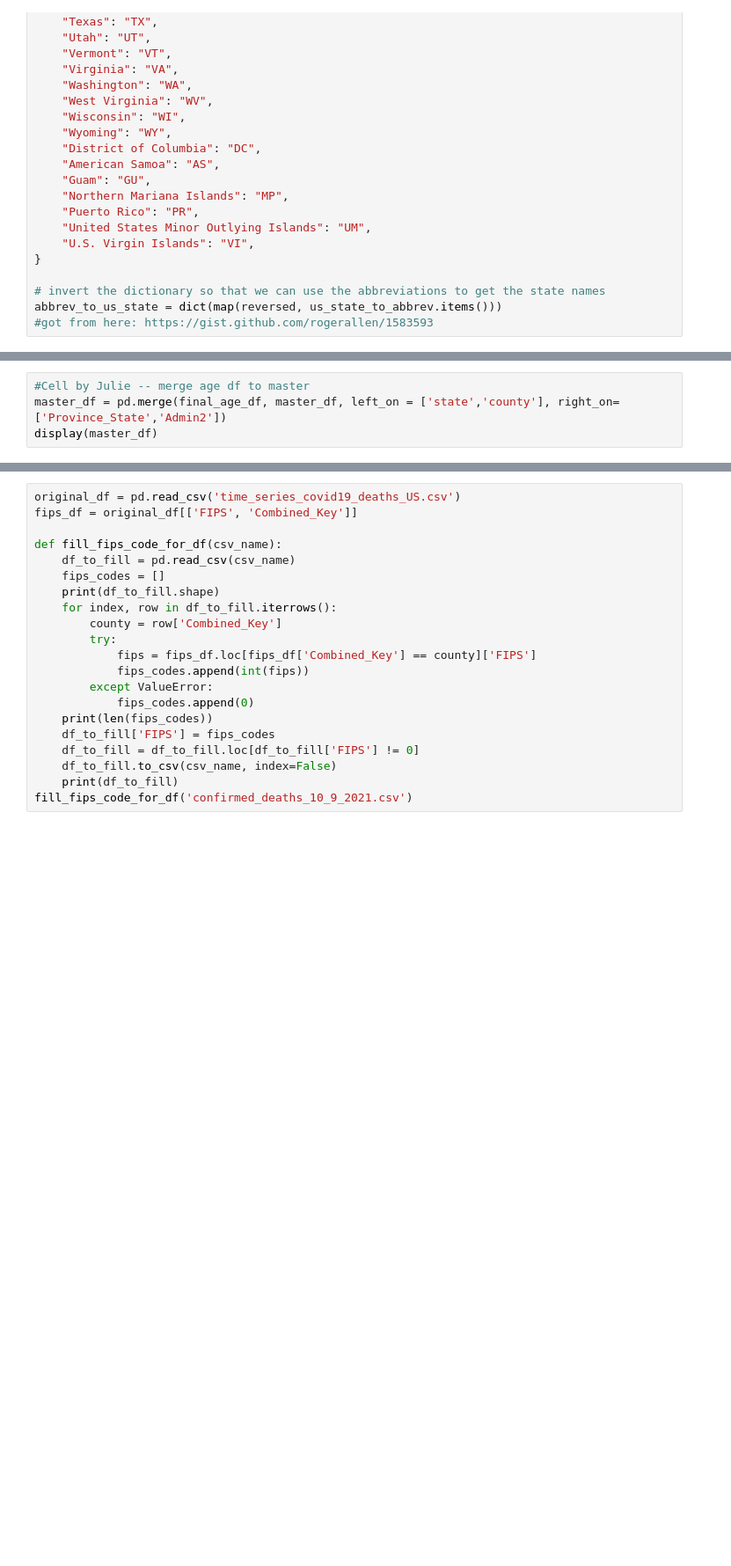
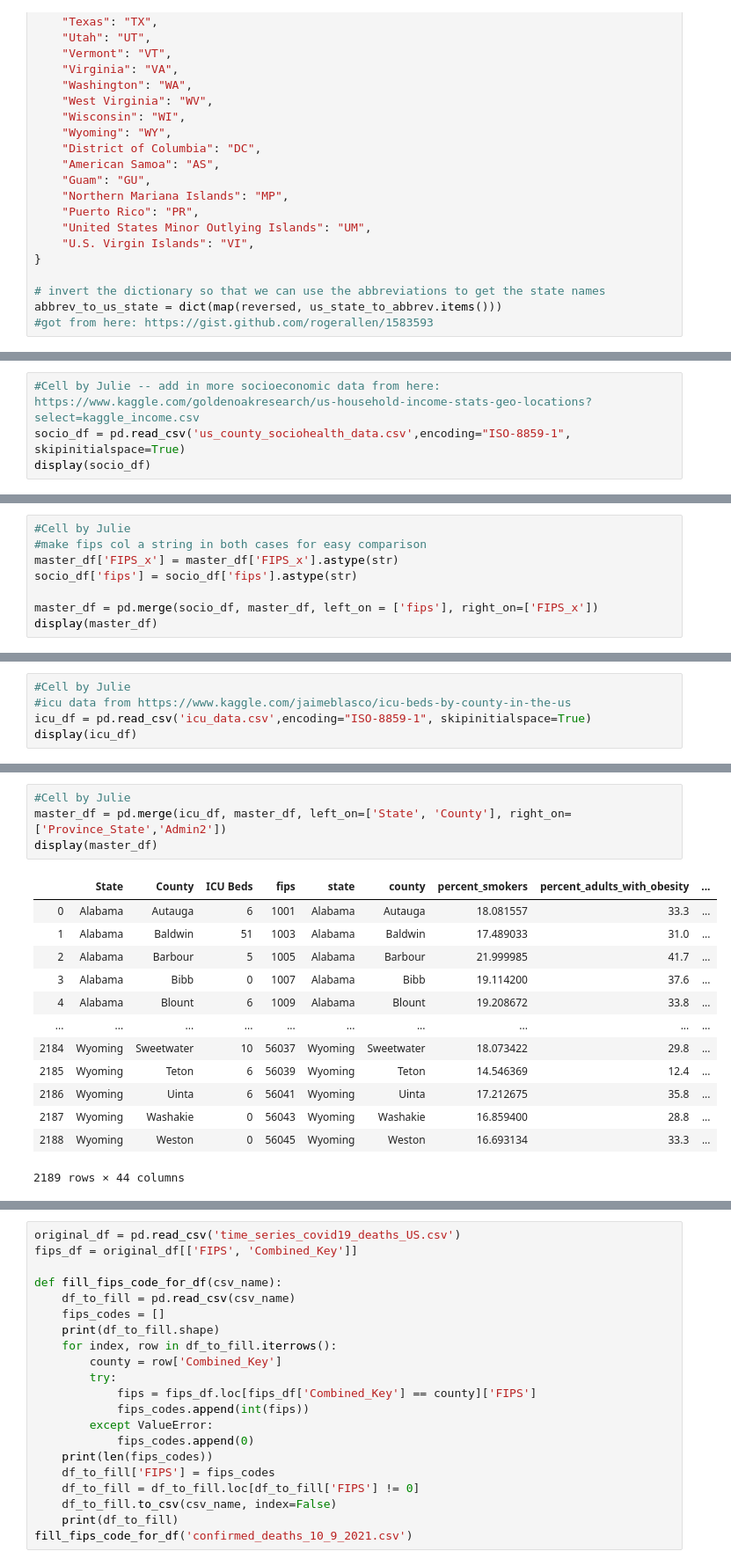
Before and after one commit to henrytan2/ML-Project, a Jupyter notebook: DataPrep.ipynb, the cells around one changed output, grey strips where cells are left out. Shown at 88% size. Drawn from its saved outputs; the diff is of its cells as text; blank space fills up the shorter version.

```diff
--- a/DataPrep.ipynb
+++ b/DataPrep.ipynb
@@ -327,0 +236,4 @@ display(final_age_df)
+# %%
+#Cell by Julie -- add in more socioeconomic data from here: https://www.kaggle.com/goldenoakresearch/us-household-income-stats-geo-locations?select=kaggle_income.csv
+socio_df = pd.read_csv('us_county_sociohealth_data.csv',encoding="ISO-8859-1", skipinitialspace=True)
+display(socio_df)
@@ -327,0 +254,8 @@ display(final_age_df)
+# %%
+#Cell by Julie
+#make fips col a string in both cases for easy comparison
+master_df['FIPS_x'] = master_df['FIPS_x'].astype(str)
+socio_df['fips'] = socio_df['fips'].astype(str)
+
+master_df = pd.merge(socio_df, master_df, left_on = ['fips'], right_on=['FIPS_x'])
+display(master_df)
@@ -327,0 +276,5 @@ display(final_age_df)
+# %%
+#Cell by Julie
+#icu data from https://www.kaggle.com/jaimeblasco/icu-beds-by-county-in-the-us
+icu_df = pd.read_csv('icu_data.csv',encoding="ISO-8859-1", skipinitialspace=True)
+display(icu_df)
@@ -328,4 +295,18 @@ display(final_age_df)
 # %%
-#Cell by Julie -- merge age df to master
-master_df = pd.merge(final_age_df, master_df, left_on = ['state','county'], right_on=['Province_State','Admin2'])
+#Cell by Julie
+master_df = pd.merge(icu_df, master_df, left_on=['State', 'County'], right_on=['Province_State','Admin2'])
 display(master_df)
+# %% [output]
+|  | State | County | ICU Beds | fips | state | county | percent_smokers | percent_adults_with_obesity | ... |
+| 0 | Alabama | Autauga | 6 | 1001 | Alabama | Autauga | 18.081557 | 33.3 | ... |
+| 1 | Alabama | Baldwin | 51 | 1003 | Alabama | Baldwin | 17.489033 | 31.0 | ... |
+| 2 | Alabama | Barbour | 5 | 1005 | Alabama | Barbour | 21.999985 | 41.7 | ... |
+| 3 | Alabama | Bibb | 0 | 1007 | Alabama | Bibb | 19.114200 | 37.6 | ... |
+| 4 | Alabama | Blount | 6 | 1009 | Alabama | Blount | 19.208672 | 33.8 | ... |
+| ... | ... | ... | ... | ... | ... | ... | ... | ... | ... |
+| 2184 | Wyoming | Sweetwater | 10 | 56037 | Wyoming | Sweetwater | 18.073422 | 29.8 | ... |
+| 2185 | Wyoming | Teton | 6 | 56039 | Wyoming | Teton | 14.546369 | 12.4 | ... |
+| 2186 | Wyoming | Uinta | 6 | 56041 | Wyoming | Uinta | 17.212675 | 35.8 | ... |
+| 2187 | Wyoming | Washakie | 0 | 56043 | Wyoming | Washakie | 16.859400 | 28.8 | ... |
+| 2188 | Wyoming | Weston | 0 | 56045 | Wyoming | Weston | 16.693134 | 33.3 | ... |
+2189 rows × 44 columns
```
Also changed, not shown: parts of 19 cells of this notebook, 15 other files.
